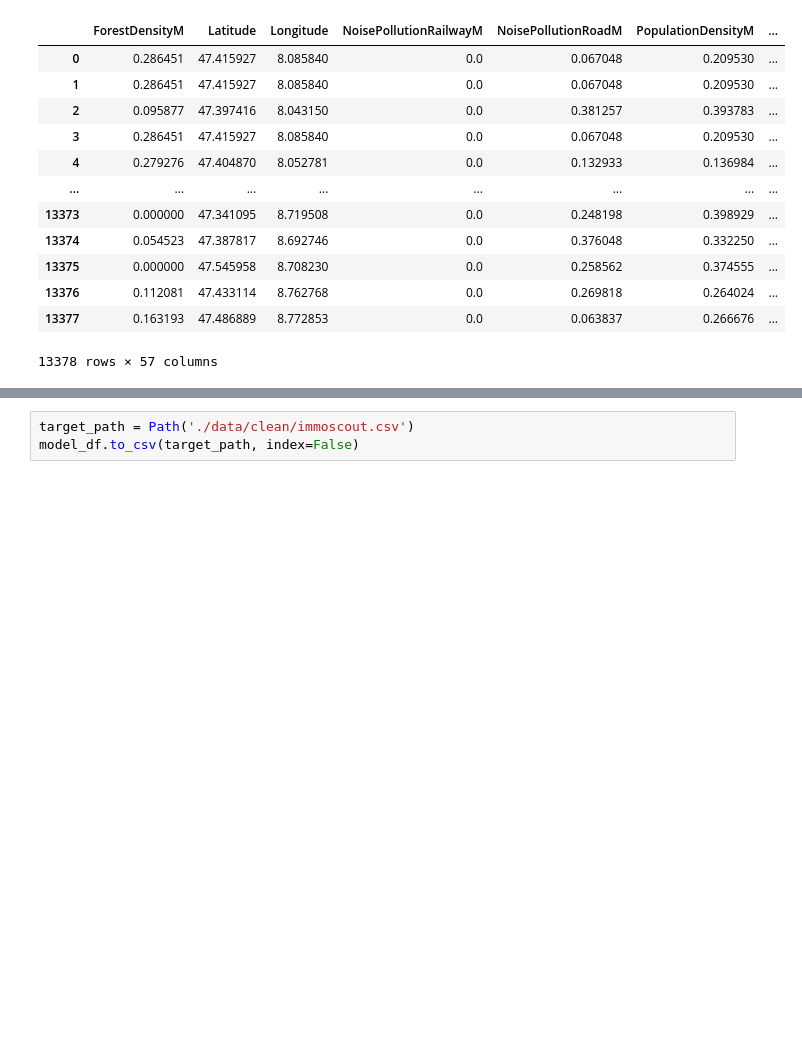
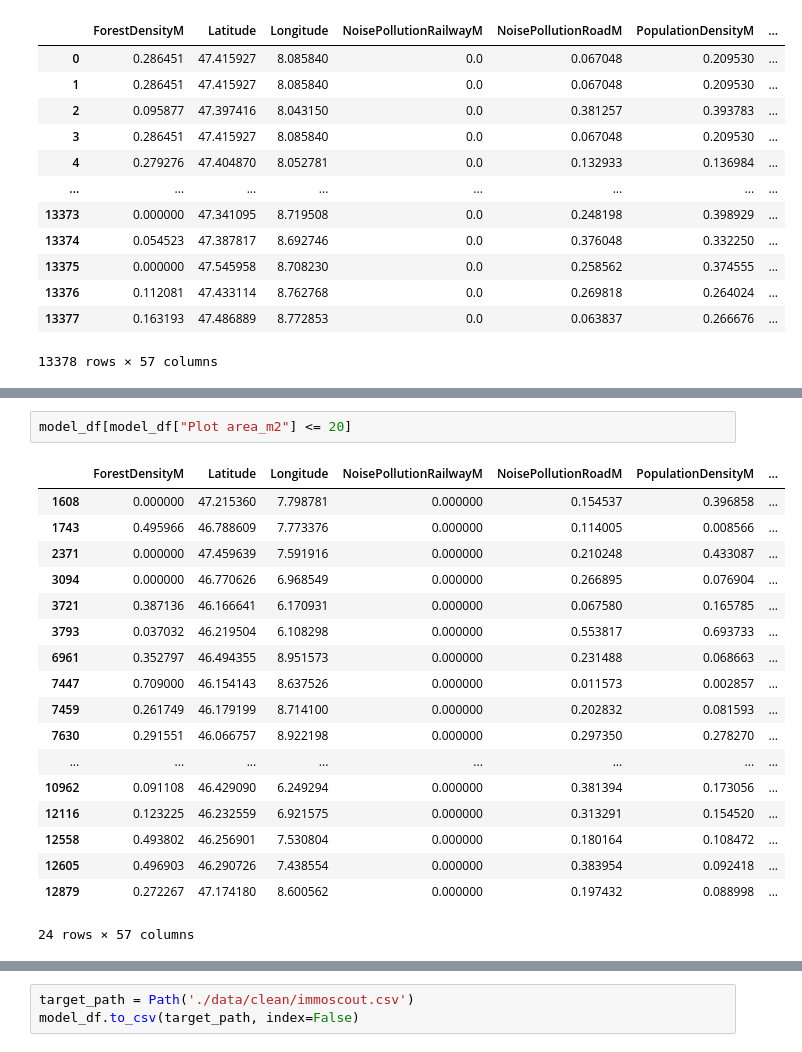
Before and after one commit to marvinvr/fhnw-cml1, a Jupyter notebook: 01_data_wrangling.ipynb, the cells around one changed output, grey strips where cells are left out. Drawn from its saved outputs; the diff is of its cells as text; blank space fills up the shorter version.

```diff
--- a/01_data_wrangling.ipynb
+++ b/01_data_wrangling.ipynb
@@ -267,0 +401,21 @@ model_df
+# %%
+model_df[model_df["Plot area_m2"] <= 20]
+# %% [output]
+|  | ForestDensityM | Latitude | Longitude | NoisePollutionRailwayM | NoisePollutionRoadM | PopulationDensityM | ... |
+| 1608 | 0.000000 | 47.215360 | 7.798781 | 0.000000 | 0.154537 | 0.396858 | ... |
+| 1743 | 0.495966 | 46.788609 | 7.773376 | 0.000000 | 0.114005 | 0.008566 | ... |
+| 2371 | 0.000000 | 47.459639 | 7.591916 | 0.000000 | 0.210248 | 0.433087 | ... |
+| 3094 | 0.000000 | 46.770626 | 6.968549 | 0.000000 | 0.266895 | 0.076904 | ... |
+| 3721 | 0.387136 | 46.166641 | 6.170931 | 0.000000 | 0.067580 | 0.165785 | ... |
+| 3793 | 0.037032 | 46.219504 | 6.108298 | 0.000000 | 0.553817 | 0.693733 | ... |
+| 6961 | 0.352797 | 46.494355 | 8.951573 | 0.000000 | 0.231488 | 0.068663 | ... |
+| 7447 | 0.709000 | 46.154143 | 8.637526 | 0.000000 | 0.011573 | 0.002857 | ... |
+| 7459 | 0.261749 | 46.179199 | 8.714100 | 0.000000 | 0.202832 | 0.081593 | ... |
+| 7630 | 0.291551 | 46.066757 | 8.922198 | 0.000000 | 0.297350 | 0.278270 | ... |
+| ... | ... | ... | ... | ... | ... | ... | ... |
+| 10962 | 0.091108 | 46.429090 | 6.249294 | 0.000000 | 0.381394 | 0.173056 | ... |
+| 12116 | 0.123225 | 46.232559 | 6.921575 | 0.000000 | 0.313291 | 0.154520 | ... |
+| 12558 | 0.493802 | 46.256901 | 7.530804 | 0.000000 | 0.180164 | 0.108472 | ... |
+| 12605 | 0.496903 | 46.290726 | 7.438554 | 0.000000 | 0.383954 | 0.092418 | ... |
+| 12879 | 0.272267 | 47.174180 | 8.600562 | 0.000000 | 0.197432 | 0.088998 | ... |
+24 rows × 57 columns
```
Also changed, not shown: parts of 17 cells of this notebook, 8 other files.
